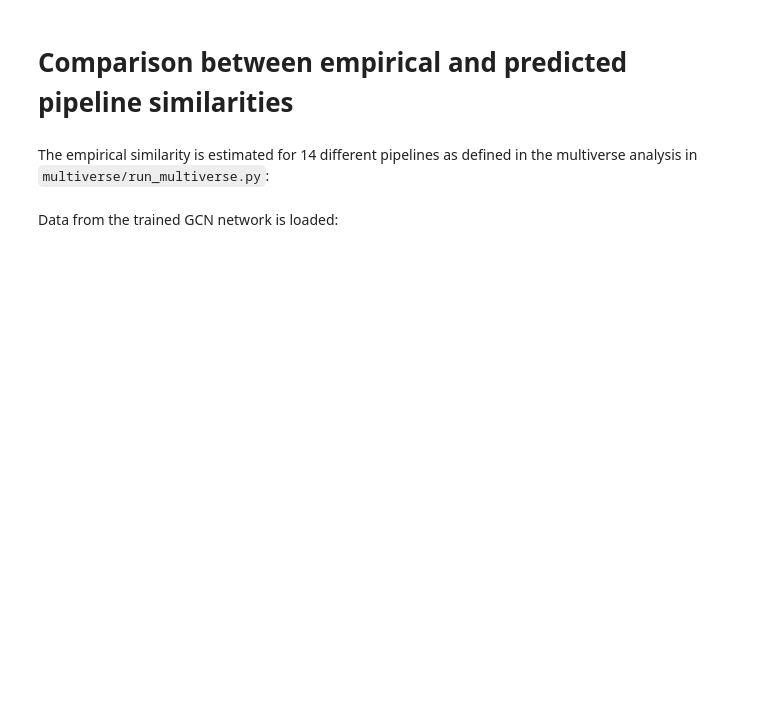
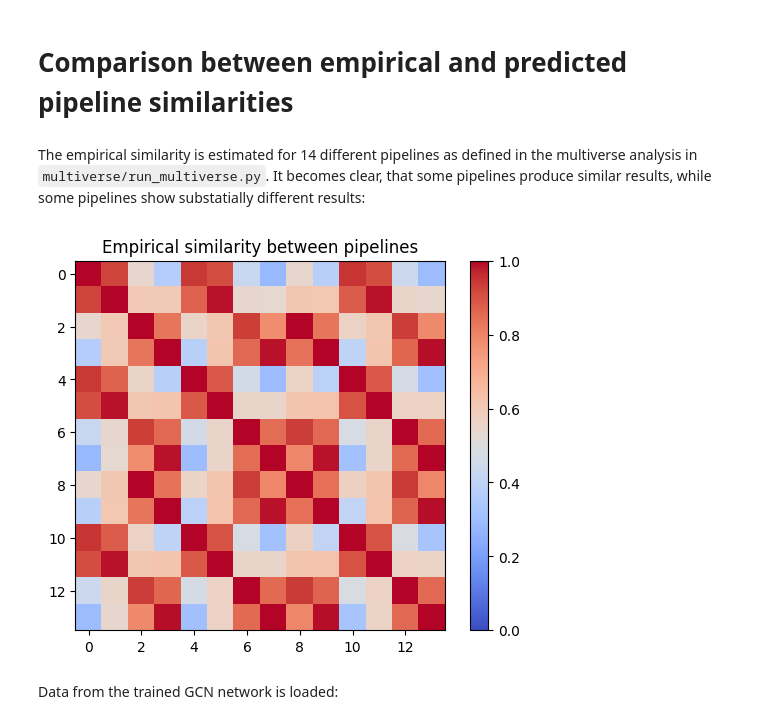
Before and after one commit to metascience-uol/GCN-pipelines, a Jupyter notebook: evaulate_multiverse.ipynb, the cells around one changed output. Drawn from its saved outputs; the diff is of its cells as text; code cells hidden in the pictures; blank space fills up the shorter version.

```diff
--- a/evaulate_multiverse.ipynb
+++ b/evaulate_multiverse.ipynb
@@ -20,15 +20,23 @@ file_paths = [f"{wd}/multiverse/multiverse_pipelines/results/universe_{i}.pkl" f
 gcn_data = f"{wd}/multiverse/data/graph_and_embeddings.pkl"
 pipeline_path = f"{wd}/multiverse/data/pipelines_multiverse.xlsx"
 # %% [markdown]
-The empirical similarity is estimated for 14 different pipelines as defined in the multiverse analysis in `multiverse/run_multiverse.py`:
+The empirical similarity is estimated for 14 different pipelines as defined in the multiverse analysis in `multiverse/run_multiverse.py`. It becomes clear, that some pipelines produce similar results, while some pipelines show substatially different results:
 # %%
 universes_data = []
 for file_path in file_paths:
     with open(file_path, 'rb') as file:
         universe = pickle.load(file)
         universes_data.append(list(universe.values()))
 
 empirical_similarity = np.corrcoef(np.array(universes_data))
+
+plt.figure()
+plt.imshow(empirical_similarity, cmap='coolwarm', interpolation='nearest', vmin=0, vmax=1)
+plt.colorbar()
+plt.title('Empirical similarity between pipelines')
+plt.show()
+# %% [output]
+[figure, added]
 # %% [markdown]
 Data from the trained GCN network is loaded:
 # %%
```
Also changed, not shown: parts of 3 cells of this notebook, 20 other files.
